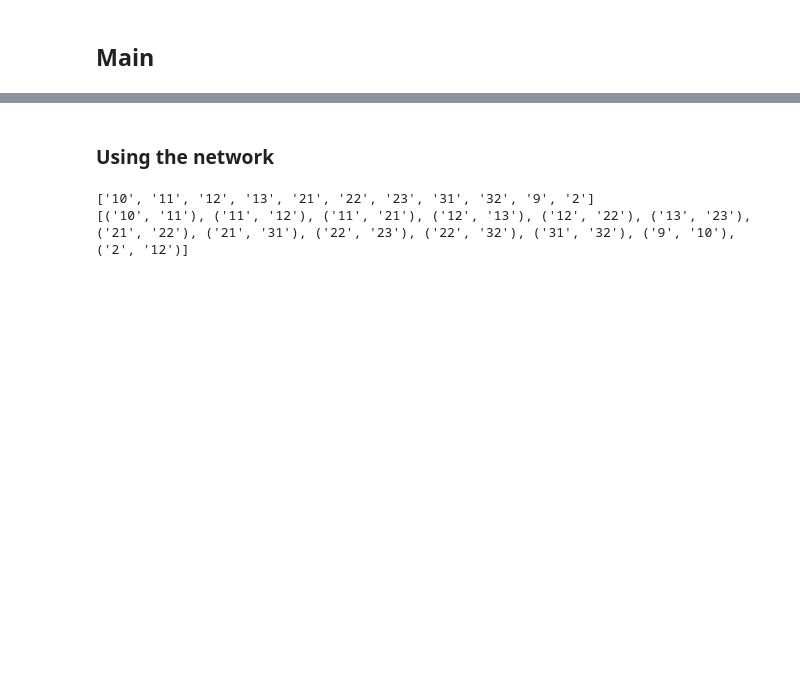
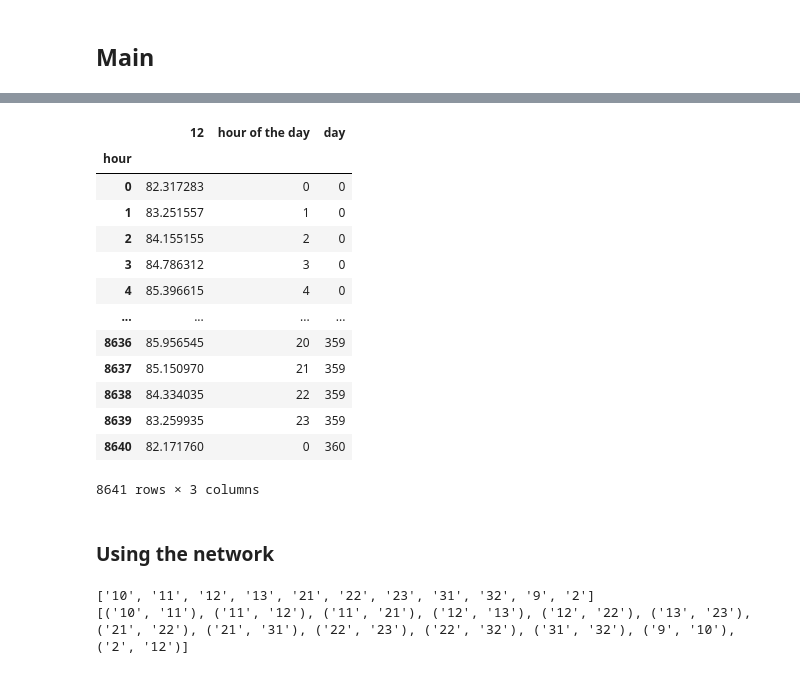
Before and after one commit to JulianBvW/BA-WDN-Leakage-Detection, a Jupyter notebook: LeakageDetection.ipynb, the cells around one changed output, grey strips where cells are left out. Drawn from its saved outputs; the diff is of its cells as text; code cells hidden in the pictures; blank space fills up the shorter version.

```diff
--- a/LeakageDetection.ipynb
+++ b/LeakageDetection.ipynb
@@ -178,3 +124,20 @@ Successfully installed wntr-0.4.0
+# %%
+data.get_nodes(['12'], include_time=True)
+# %% [output]
+|  | 12 | hour of the day | day |
+| hour |  |  |  |
+| 0 | 82.317283 | 0 | 0 |
+| 1 | 83.251557 | 1 | 0 |
+| 2 | 84.155155 | 2 | 0 |
+| 3 | 84.786312 | 3 | 0 |
+| 4 | 85.396615 | 4 | 0 |
+| ... | ... | ... | ... |
+| 8636 | 85.956545 | 20 | 359 |
+| 8637 | 85.150970 | 21 | 359 |
+| 8638 | 84.334035 | 22 | 359 |
+| 8639 | 83.259935 | 23 | 359 |
+| 8640 | 82.171760 | 0 | 360 |
+8641 rows × 3 columns
 # %% [markdown]
 ### Using the network
 # %%
```
Also changed, not shown: parts of 20 cells of this notebook, 1 other file.
